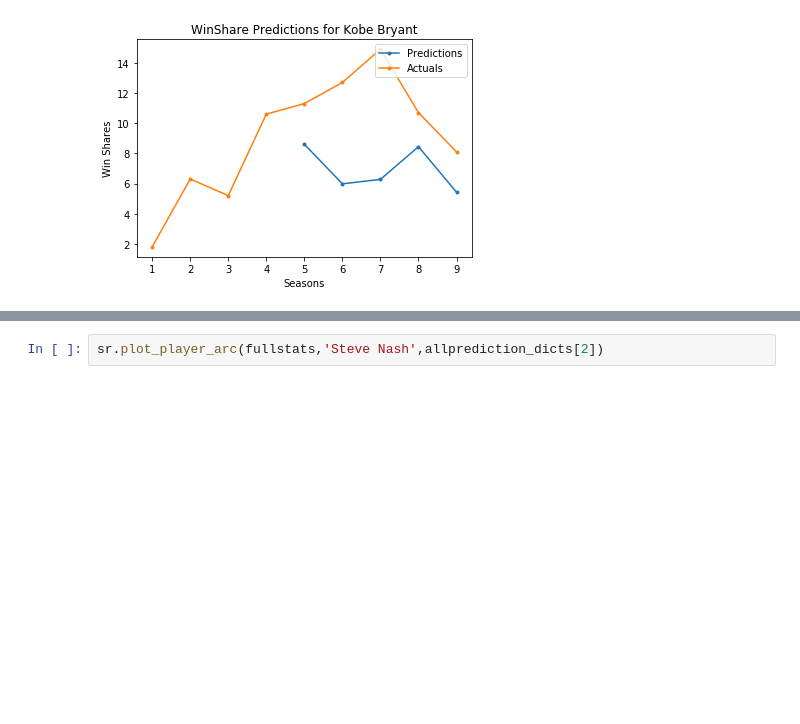
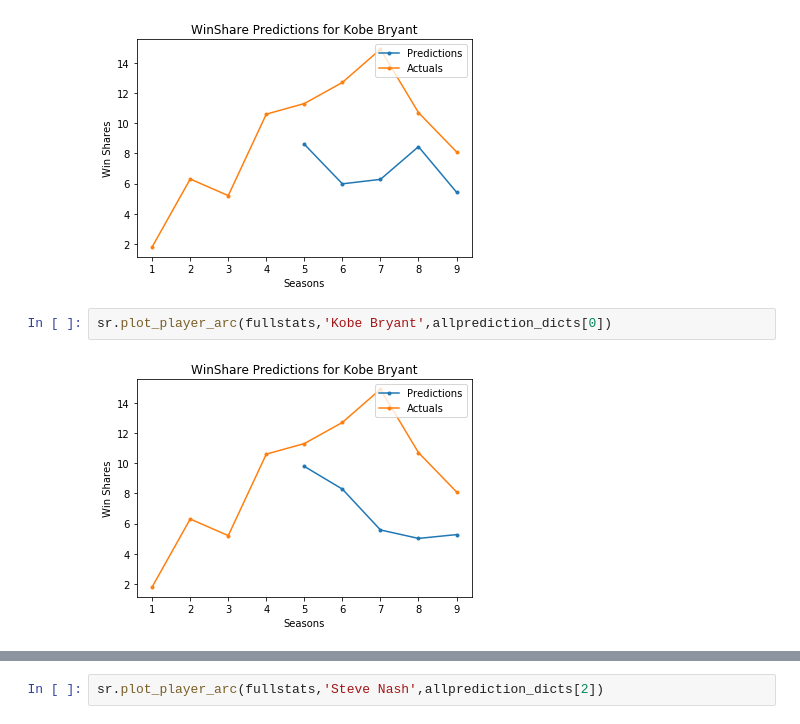
Before and after one commit to KirkAVoss/kv-capstone, a Jupyter notebook: NBAwinshare/2018.11.29_KV_Work.ipynb, the cells around one changed output, grey strips where cells are left out. Drawn from its saved outputs; the diff is of its cells as text; blank space fills up the shorter version.

```diff
--- a/NBAwinshare/2018.11.29_KV_Work.ipynb
+++ b/NBAwinshare/2018.11.29_KV_Work.ipynb
@@ -112,3 +116,7 @@ sr = seasonalregressor.SeasonalRegressor(columns_to_train=cols_to_train_from_cor
 sr.plot_player_arc(fullstats,'Kobe Bryant',allprediction_dicts[2])
 # %% [output]
 [figure]
+# %%
+sr.plot_player_arc(fullstats,'Kobe Bryant',allprediction_dicts[0])
+# %% [output]
+[figure, added]
```
Also changed, not shown: parts of 16 cells of this notebook, 1 other file.
